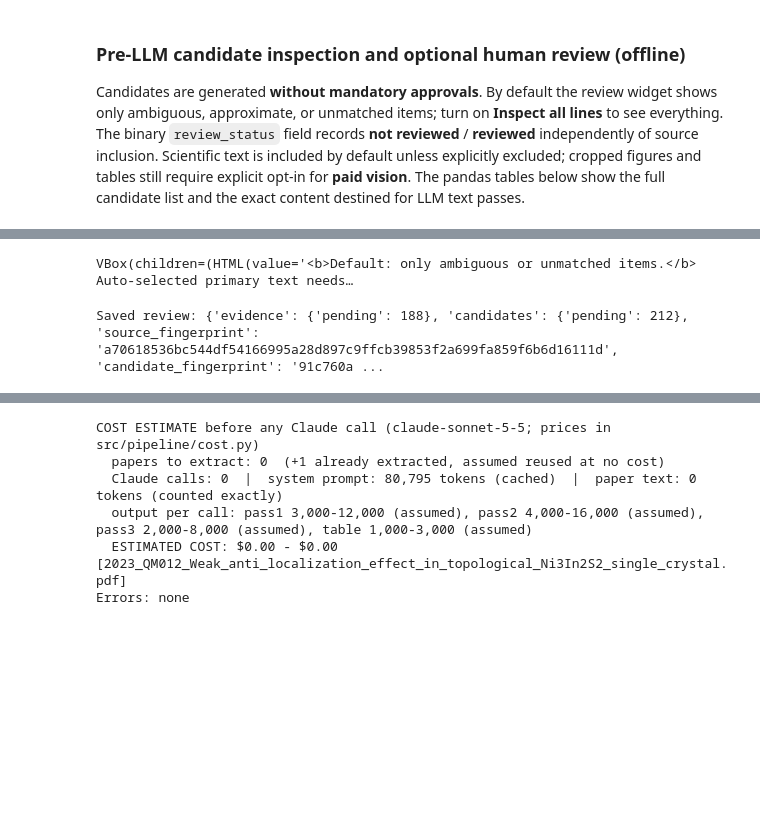
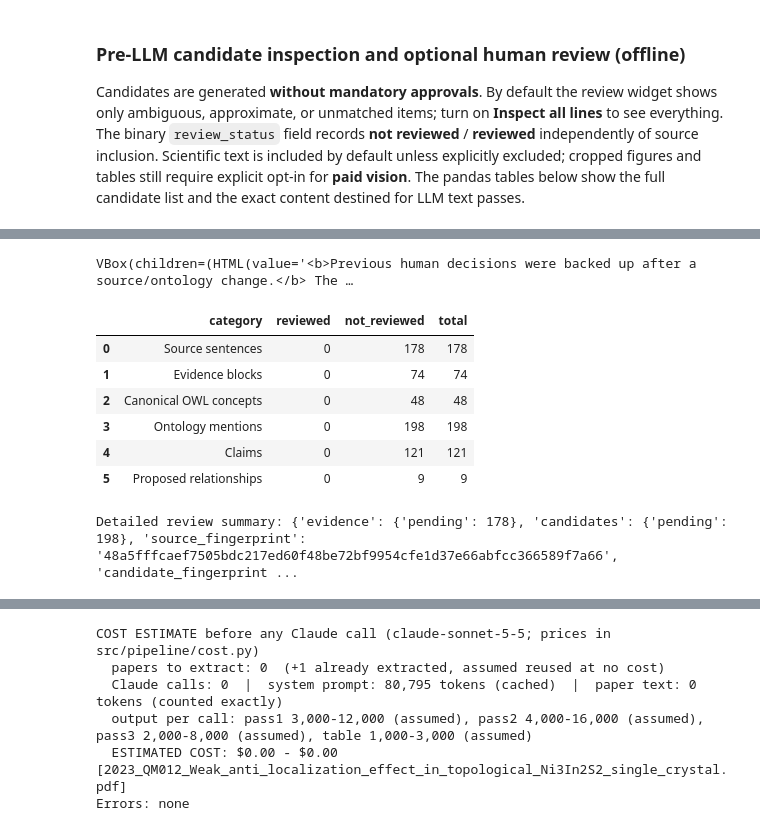
Before and after one commit to natalias546/synthgraph, a Jupyter notebook: notebooks/master_pipeline.ipynb, the cells around one changed output, grey strips where cells are left out. Cells and saved outputs as stored; diff of their text form; code cells hidden in the pictures; blank space fills up the shorter version.

```diff
--- a/notebooks/master_pipeline.ipynb
+++ b/notebooks/master_pipeline.ipynb
@@ -452,15 +460,27 @@ All candidate terms (expand `views['candidates']` for full details):
 # %%
-from src.pipeline.pre_llm_review import review_widget, review_summary
+from src.pipeline.pre_llm_review import review_widget, review_summary, review_summary_table
 
 # Optional inspection: only ambiguous/unmatched blocks are shown by default.
 # Use "Inspect all lines / concepts / claims" in the widget to see everything.
 # `reviewed` is an inspection flag, not a gate for candidate generation or LLM text input.
 # Explicit sentence/block EXCLUDE choices still remove evidence; images require vision opt-in.
 display(review_widget(st_review, cand_review, review_path, pl.ontology_resolver))
-print("Saved review:", review_summary(read_or_create_review(review_path, st_review, cand_review), cand_review))
+# review_widget() is interactive. review_summary() returns a dict, NOT a widget.
+# Check "Reviewed" and press Save on a tab to persist an inspection.
+# Rerun this cell after saving to refresh the counts below.
+review = read_or_create_review(review_path, st_review, cand_review)
+display(review_summary_table(review, cand_review))
+print("Detailed review summary:", review_summary(review, cand_review))
 # %% [output]
-VBox(children=(HTML(value='<b>Default: only ambiguous or unmatched items.</b> Auto-selected primary text needs…
+VBox(children=(HTML(value='<b>Previous human decisions were backed up after a source/ontology change.</b> The …
+|  | category | reviewed | not_reviewed | total |
+| 0 | Source sentences | 0 | 178 | 178 |
+| 1 | Evidence blocks | 0 | 74 | 74 |
+| 2 | Canonical OWL concepts | 0 | 48 | 48 |
+| 3 | Ontology mentions | 0 | 198 | 198 |
+| 4 | Claims | 0 | 121 | 121 |
+| 5 | Proposed relationships | 0 | 9 | 9 |
-Saved review: {'evidence': {'pending': 188}, 'candidates': {'pending': 212}, 'source_fingerprint': 'a70618536bc544df54166995a28d897c9ffcb39853f2a699fa859f6b6d16111d', 'candidate_fingerprint': '91c760a ...
+Detailed review summary: {'evidence': {'pending': 178}, 'candidates': {'pending': 198}, 'source_fingerprint': '48a5fffcaef7505bdc217ed60f48be72bf9954cfe1d37e66abfcc366589f7a66', 'candidate_fingerprint ...
 # %%
 from src.pipeline.pre_llm_review import figure_inspector
 
```
Also changed, not shown: parts of 11 cells of this notebook, 8 other files.
